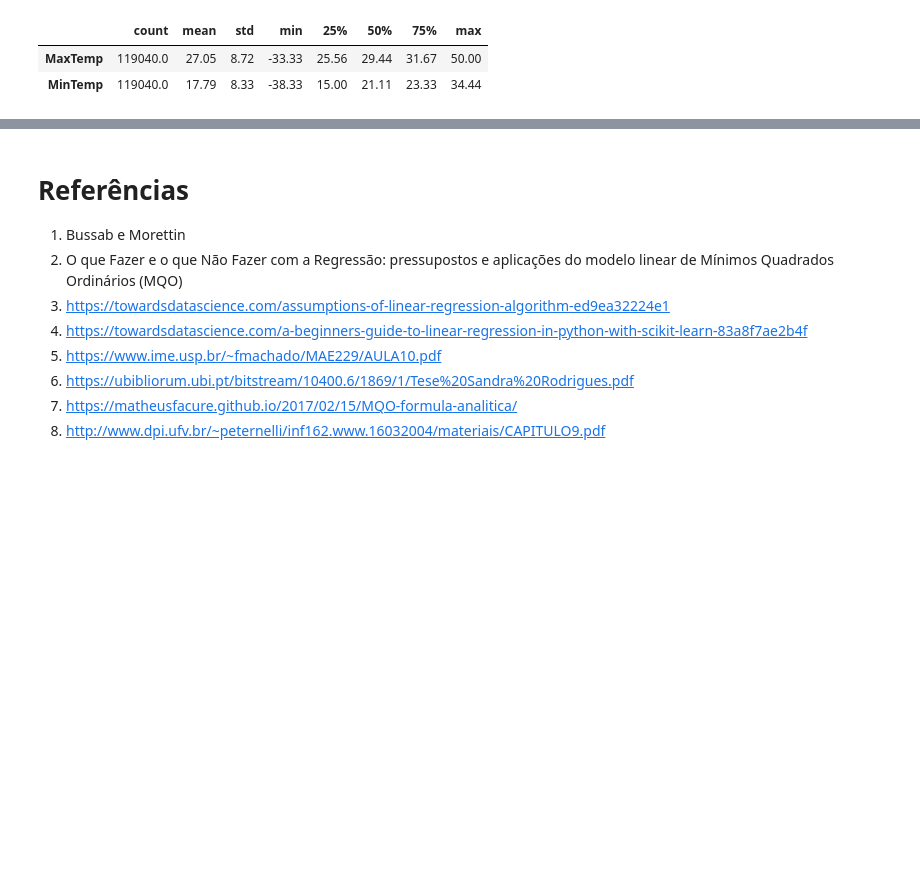
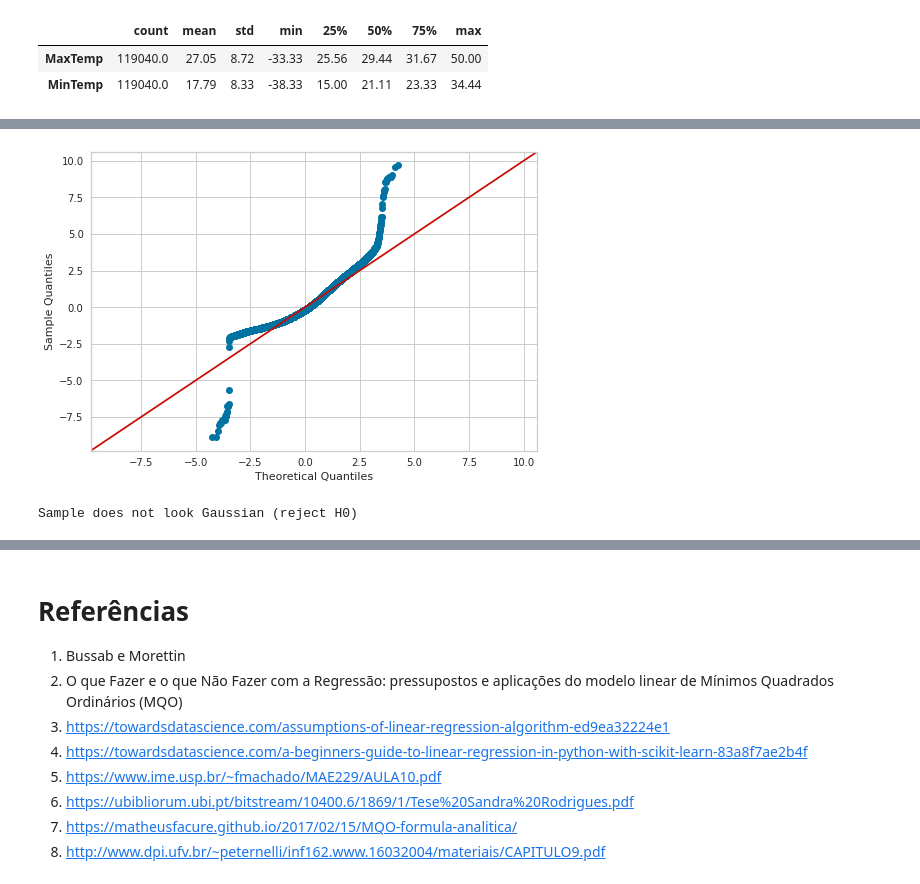
Before and after one commit to barbosarafael/DS_Avancado, a Jupyter notebook: 01Reg_Linear/Not_RegLinear.ipynb, the cells around one changed output, grey strips where cells are left out. Saved outputs shown, nothing was run; the diff lists cells and outputs as text; code cells hidden in the pictures; blank space fills up the shorter version.

```diff
--- a/01Reg_Linear/Not_RegLinear.ipynb
+++ b/01Reg_Linear/Not_RegLinear.ipynb
@@ -334,0 +382,23 @@ plt.show()
+# %%
+reg_lin1 = sm.OLS(y_treino, x_treino).fit()
+
+residuos = reg_lin1.resid
+
+sm.qqplot(residuos, fit = True, line = "45")
+
+plt.show()
+# %% [output]
+[figure, added]
+# %%
+# Copiado discaradamente de: https://machinelearningmastery.com/a-gentle-introduction-to-normality-tests-in-python/
+
+est, p = stats.shapiro(residuos)
+
+alpha = 0.05
+
+if p > alpha:
+    print("Sample looks Gaussian (fail to reject H0)")
+else:
+    print("Sample does not look Gaussian (reject H0)")
+# %% [output]
+Sample does not look Gaussian (reject H0)
```
Also changed, not shown: parts of 15 cells of this notebook, 1 other file.
